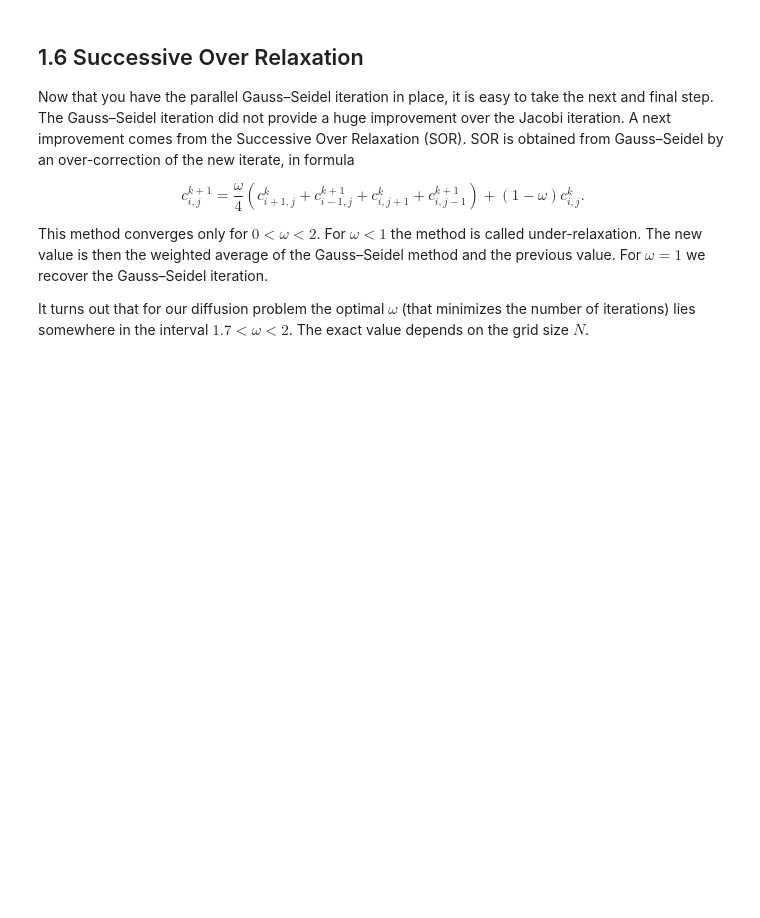
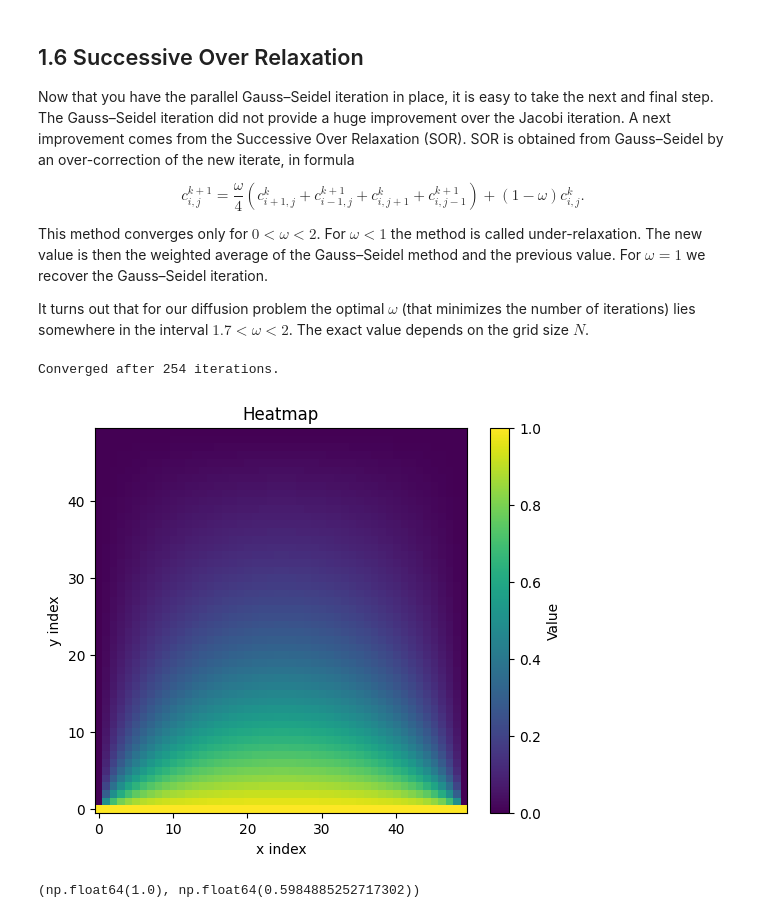
Before and after one commit to Hunter-13-z/Scientific-Computing, a Jupyter notebook: Assignment 1/pdes_and_iterative_methods.ipynb, the cells around one changed output. Drawn from its saved outputs; the diff is of its cells as text; code cells hidden in the pictures; blank space fills up the shorter version.

Commit message:
H,analytical_not_correct

```diff
--- a/Assignment 1/pdes_and_iterative_methods.ipynb
+++ b/Assignment 1/pdes_and_iterative_methods.ipynb
@@ -186,3 +197,15 @@ $$
 This method converges only for $0 < \omega < 2$. For $\omega < 1$ the method is called under-relaxation. The new value is then the weighted average of the Gauss–Seidel method and the previous value. For $\omega = 1$ we recover the Gauss–Seidel iteration.
 
 It turns out that for our diffusion problem the optimal $\omega$ (that minimizes the number of iterations) lies somewhere in the interval $1.7 < \omega < 2$. The exact value depends on the grid size $N$.
+# %%
+from utils import successive_over_relaxation
+u_sor = successive_over_relaxation(50,50,1.8)
+plot_heatmap(u_sor)
+# %% [output]
+Converged after 254 iterations.
+[figure, added]
+# %%
+max,root_mean_square_error = compare_to_analytic(u_sor)
+max,root_mean_square_error
+# %% [output]
+(np.float64(1.0), np.float64(0.5984885252717302))
```
Also changed, not shown: parts of 2 cells of this notebook, 1 other file.
